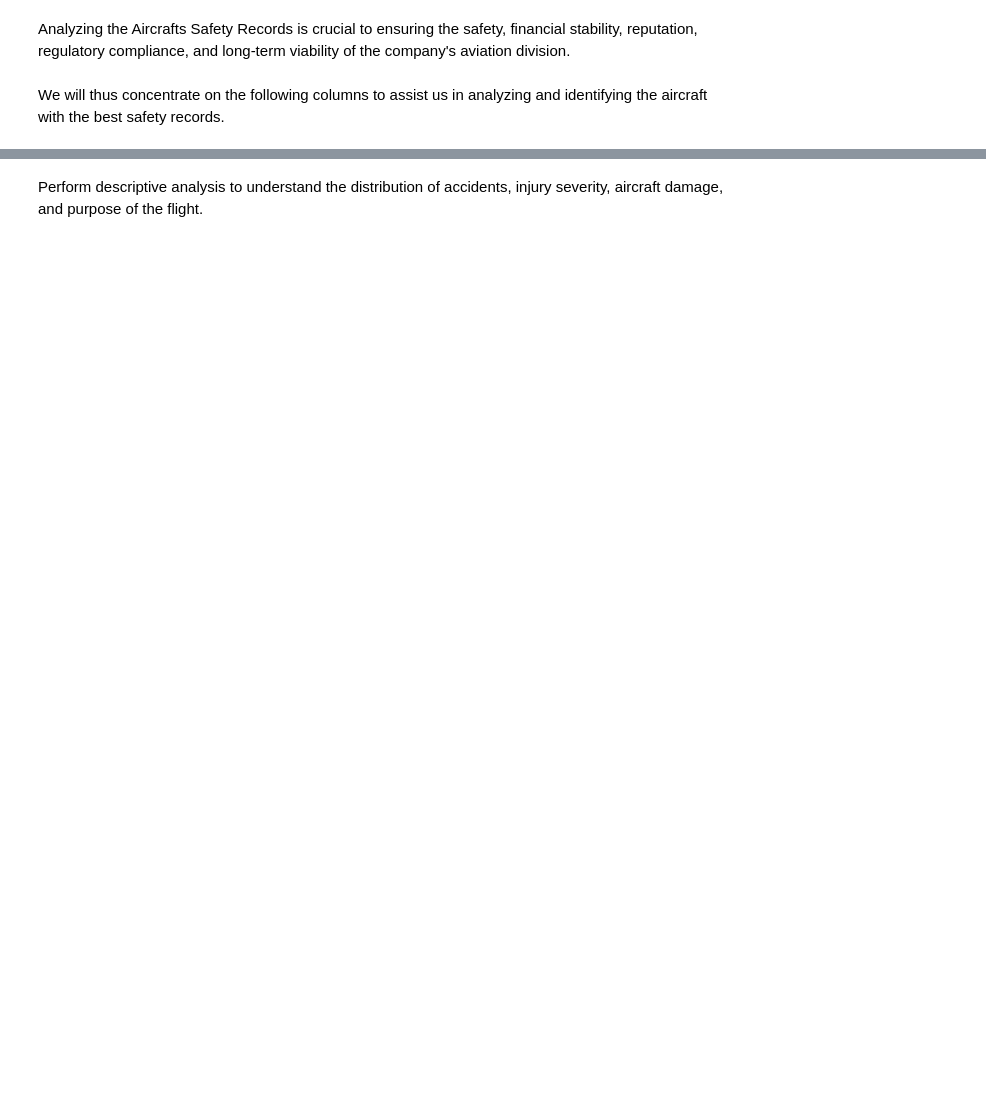
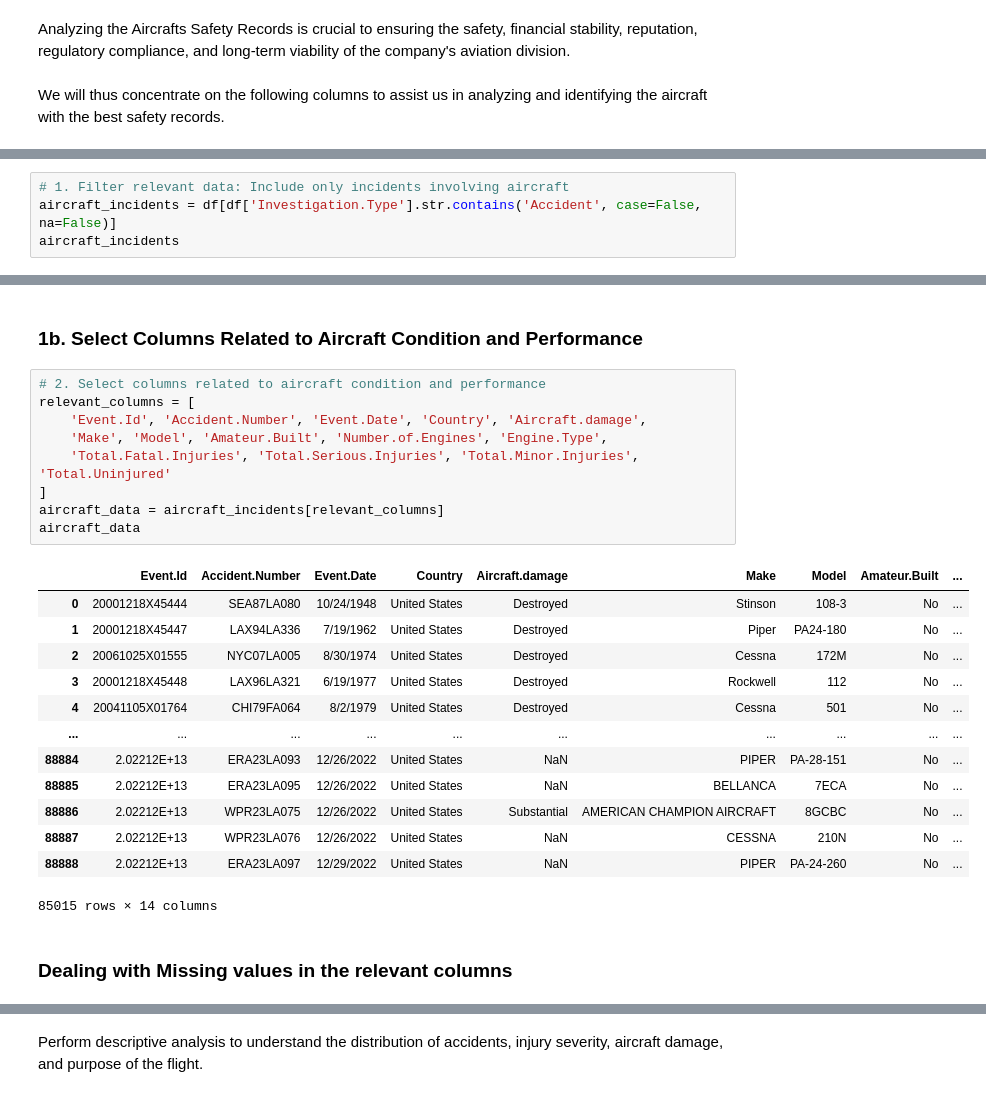
Before and after one commit to Namnyak/practise-1, a Jupyter notebook: Project Phase 1.ipynb, the cells around one changed output, grey strips where cells are left out. Saved outputs shown, nothing was run; the diff lists cells and outputs as text; blank space fills up the shorter version.

```diff
--- a/Project Phase 1.ipynb
+++ b/Project Phase 1.ipynb
@@ -198,0 +186,4 @@ Index(['Event.Id', 'Investigation.Type', 'Accident.Number', 'Event.Date',
+# %%
+# 1. Filter relevant data: Include only incidents involving aircraft
+aircraft_incidents = df[df['Investigation.Type'].str.contains('Accident', case=False, na=False)]
+aircraft_incidents
@@ -198,0 +204,27 @@ Index(['Event.Id', 'Investigation.Type', 'Accident.Number', 'Event.Date',
+# %% [markdown]
+### 1b. Select Columns Related to Aircraft Condition and Performance
+# %%
+# 2. Select columns related to aircraft condition and performance
+relevant_columns = [
+    'Event.Id', 'Accident.Number', 'Event.Date', 'Country', 'Aircraft.damage',
+    'Make', 'Model', 'Amateur.Built', 'Number.of.Engines', 'Engine.Type',
+    'Total.Fatal.Injuries', 'Total.Serious.Injuries', 'Total.Minor.Injuries', 'Total.Uninjured'
+]
+aircraft_data = aircraft_incidents[relevant_columns]
+aircraft_data
+# %% [output]
+|  | Event.Id | Accident.Number | Event.Date | Country | Aircraft.damage | Make | Model | Amateur.Built | ... |
+| 0 | 20001218X45444 | SEA87LA080 | 10/24/1948 | United States | Destroyed | Stinson | 108-3 | No | ... |
+| 1 | 20001218X45447 | LAX94LA336 | 7/19/1962 | United States | Destroyed | Piper | PA24-180 | No | ... |
+| 2 | 20061025X01555 | NYC07LA005 | 8/30/1974 | United States | Destroyed | Cessna | 172M | No | ... |
+| 3 | 20001218X45448 | LAX96LA321 | 6/19/1977 | United States | Destroyed | Rockwell | 112 | No | ... |
+| 4 | 20041105X01764 | CHI79FA064 | 8/2/1979 | United States | Destroyed | Cessna | 501 | No | ... |
+| ... | ... | ... | ... | ... | ... | ... | ... | ... | ... |
+| 88884 | 2.02212E+13 | ERA23LA093 | 12/26/2022 | United States | NaN | PIPER | PA-28-151 | No | ... |
+| 88885 | 2.02212E+13 | ERA23LA095 | 12/26/2022 | United States | NaN | BELLANCA | 7ECA | No | ... |
+| 88886 | 2.02212E+13 | WPR23LA075 | 12/26/2022 | United States | Substantial | AMERICAN CHAMPION AIRCRAFT | 8GCBC | No | ... |
+| 88887 | 2.02212E+13 | WPR23LA076 | 12/26/2022 | United States | NaN | CESSNA | 210N | No | ... |
+| 88888 | 2.02212E+13 | ERA23LA097 | 12/29/2022 | United States | NaN | PIPER | PA-24-260 | No | ... |
+85015 rows × 14 columns
+# %% [markdown]
+### Dealing with Missing values in the relevant columns
```
Also changed, not shown: parts of 45 cells of this notebook.
